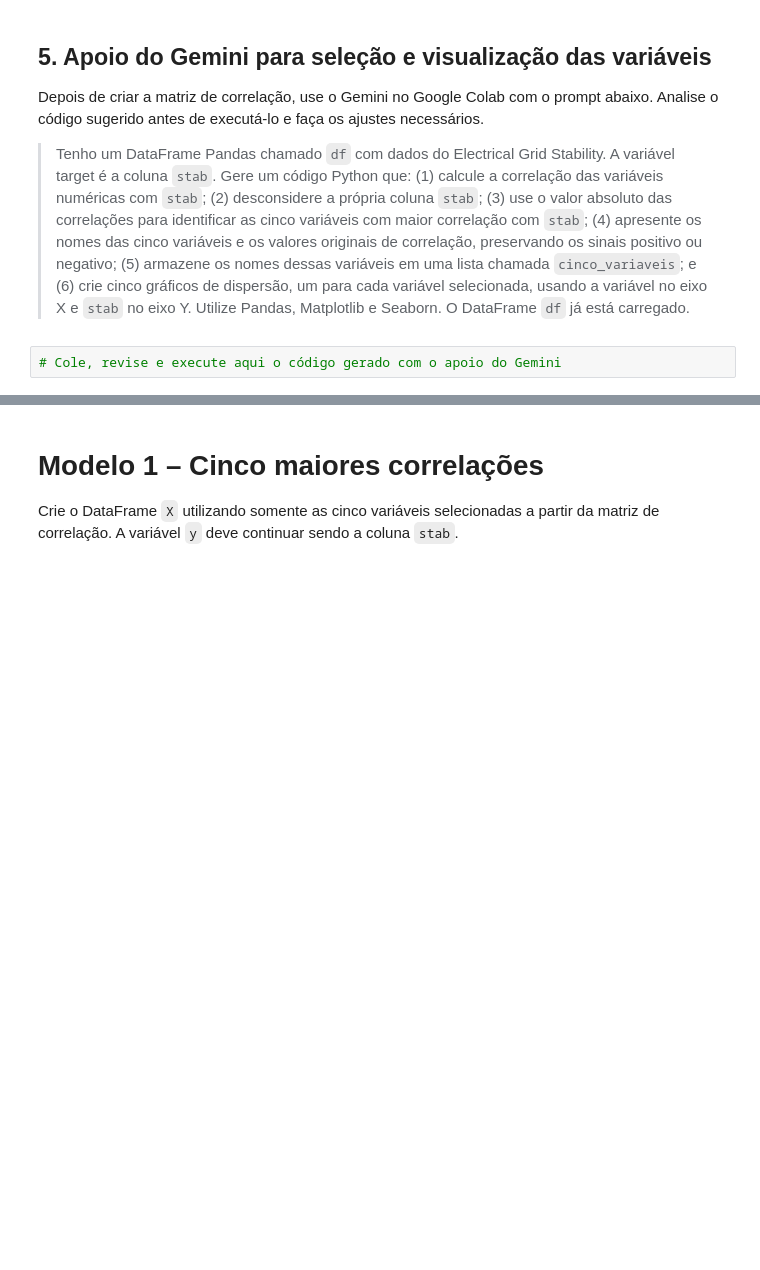
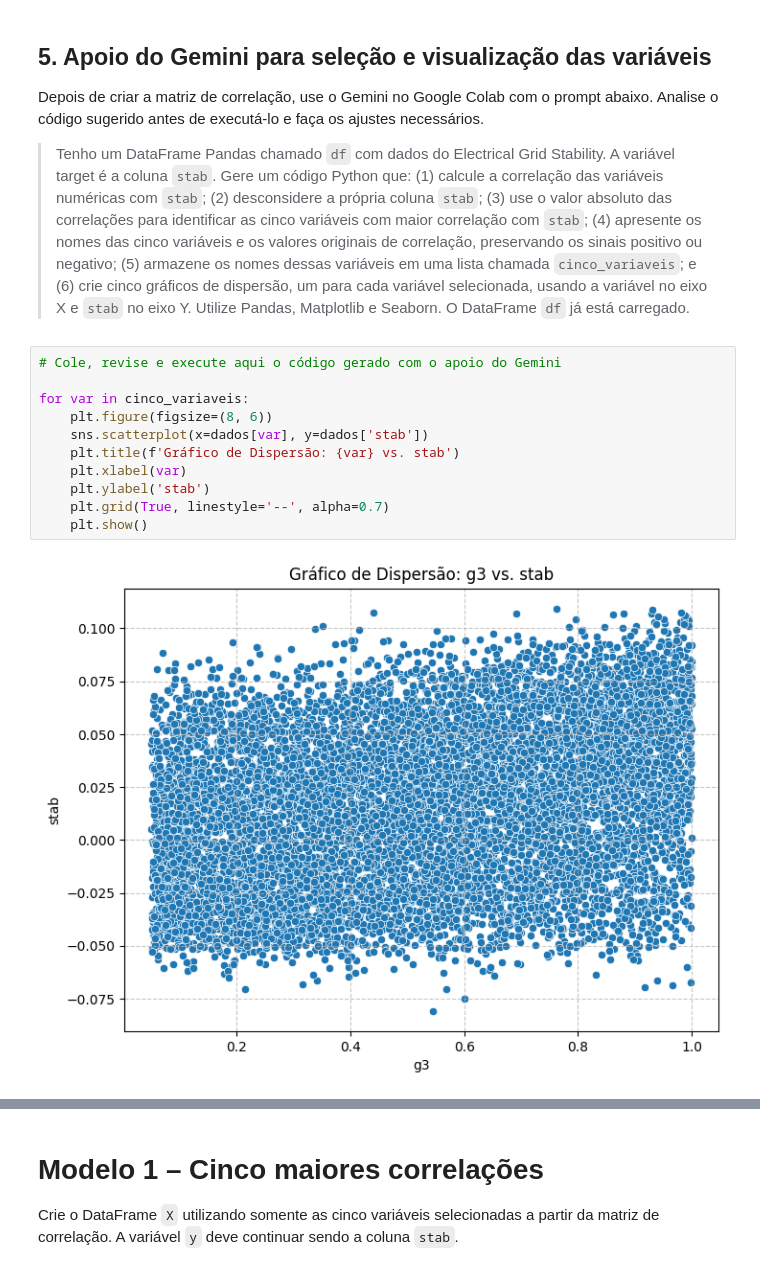
Before and after one commit to PedroHNeves1505/CP2-SERS-Semestre-2, a Jupyter notebook: AULA_07_Regressão_Linear_com_Dados_de_Energia.ipynb, the cells around one changed output, grey strips where cells are left out. Saved outputs shown, nothing was run; the diff lists cells and outputs as text; blank space fills up the shorter version.

```diff
--- a/AULA_07_Regressão_Linear_com_Dados_de_Energia.ipynb
+++ b/AULA_07_Regressão_Linear_com_Dados_de_Energia.ipynb
@@ -66,5 +106,16 @@ Considere também correlações negativas: quanto mais próximo de +1 ou -1, mai
 Depois de criar a matriz de correlação, use o Gemini no Google Colab com o prompt abaixo. Analise o código sugerido antes de executá-lo e faça os ajustes necessários.
 
 > Tenho um DataFrame Pandas chamado `df` com dados do Electrical Grid Stability. A variável target é a coluna `stab`. Gere um código Python que: (1) calcule a correlação das variáveis numéricas com `stab`; (2) desconsidere a própria coluna `stab`; (3) use o valor absoluto das correlações para identificar as cinco variáveis com maior correlação com `stab`; (4) apresente os nomes das cinco variáveis e os valores originais de correlação, preservando os sinais positivo ou negativo; (5) armazene os nomes dessas variáveis em uma lista chamada `cinco_variaveis`; e (6) crie cinco gráficos de dispersão, um para cada variável selecionada, usando a variável no eixo X e `stab` no eixo Y. Utilize Pandas, Matplotlib e Seaborn. O DataFrame `df` já está carregado.
-# %%
-# Cole, revise e execute aqui o código gerado com o apoio do Gemini
+# %%
+# Cole, revise e execute aqui o código gerado com o apoio do Gemini
+
+for var in cinco_variaveis:
+    plt.figure(figsize=(8, 6))
+    sns.scatterplot(x=dados[var], y=dados['stab'])
+    plt.title(f'Gráfico de Dispersão: {var} vs. stab')
+    plt.xlabel(var)
+    plt.ylabel('stab')
+    plt.grid(True, linestyle='--', alpha=0.7)
+    plt.show()
+# %% [output]
+[figure, added]
```
Also changed, not shown: parts of 21 cells of this notebook.
